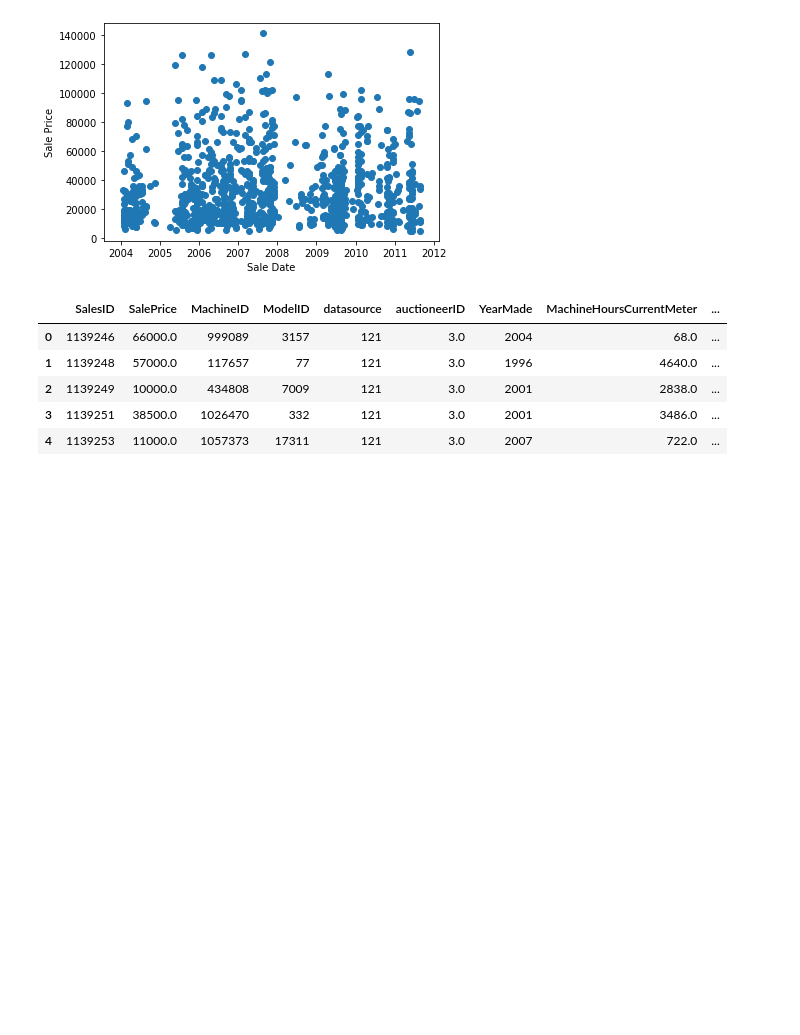
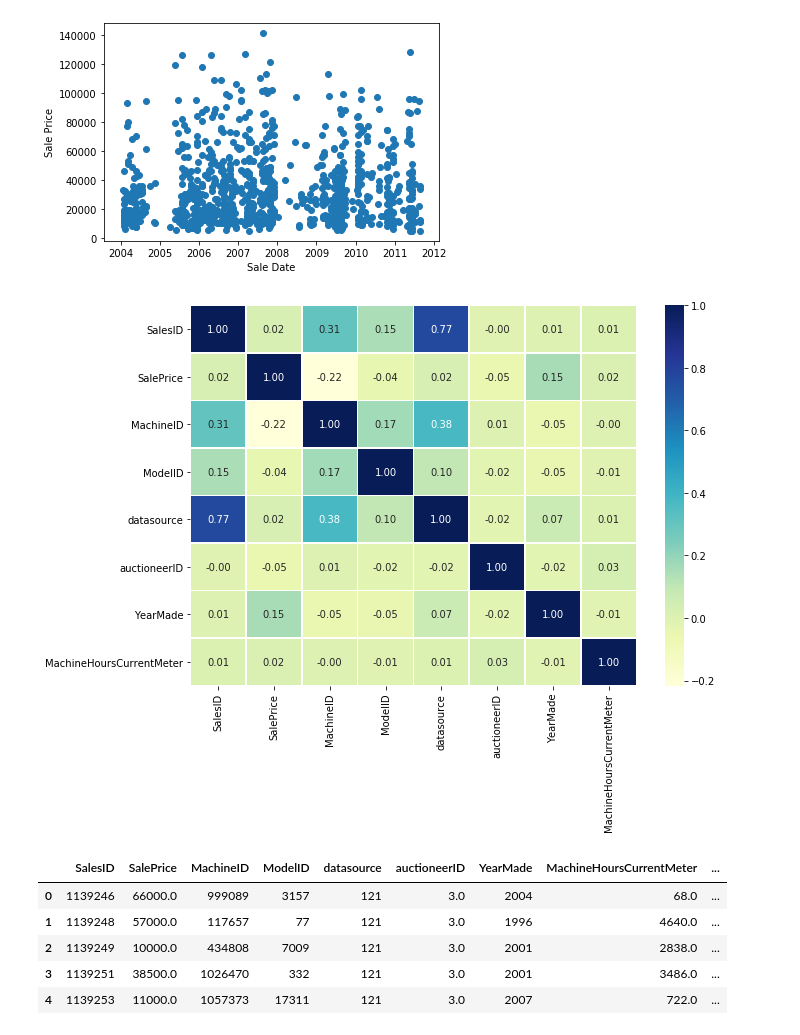
Before and after one commit to rohitgupta20/ML-Projects, a Jupyter notebook: BullDozer-price-predection-project/Bulldozer price prediction.ipynb, the cells around one changed output. Saved outputs shown, nothing was run; the diff lists cells and outputs as text; code cells hidden in the pictures; blank space fills up the shorter version.

```diff
--- a/BullDozer-price-predection-project/Bulldozer price prediction.ipynb
+++ b/BullDozer-price-predection-project/Bulldozer price prediction.ipynb
@@ -118,6 +130,12 @@ plt.ylabel("Sale Price")
 # %% [output]
 Text(0, 0.5, 'Sale Price')
 [figure]
+# %%
+corr_matrix = df.corr()
+fig,ax = plt.subplots(figsize=(10,7))
+ax = sns.heatmap(corr_matrix, cmap='YlGnBu',annot=True,fmt='.2f',linewidth=0.5)
+# %% [output]
+[figure, added]
 # %%
 df.head()
 # %% [output]
```
Also changed, not shown: parts of 21 cells of this notebook.
